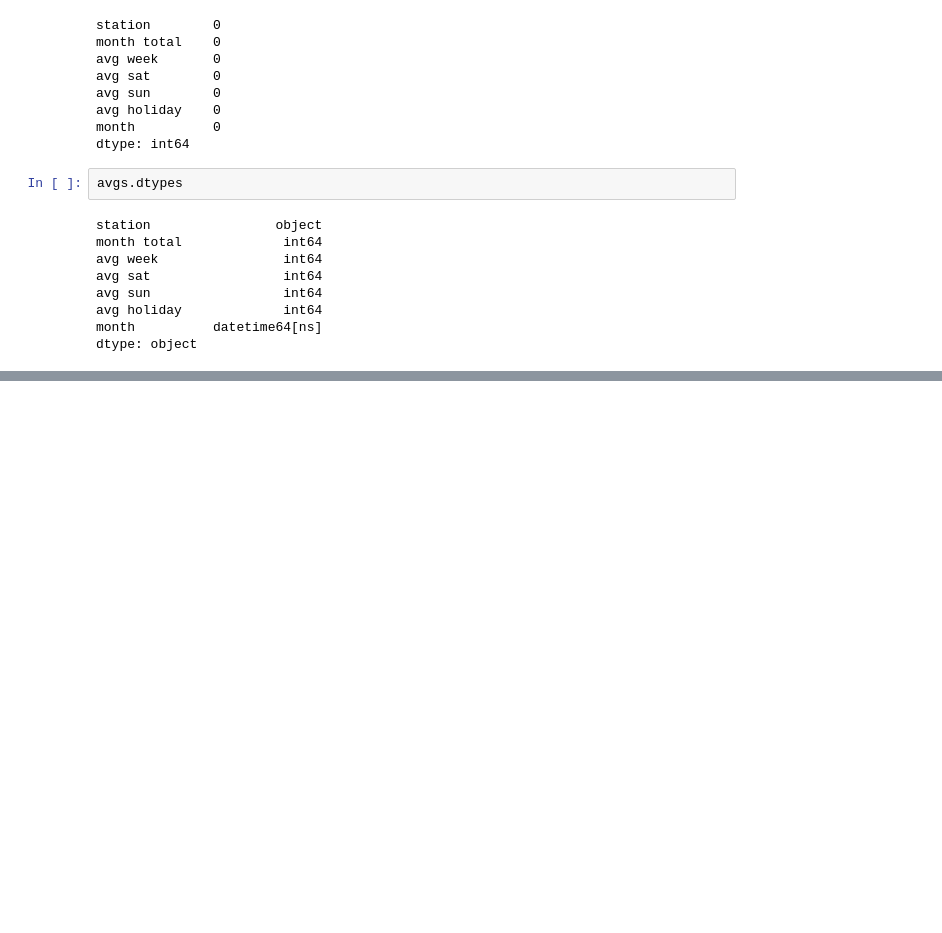
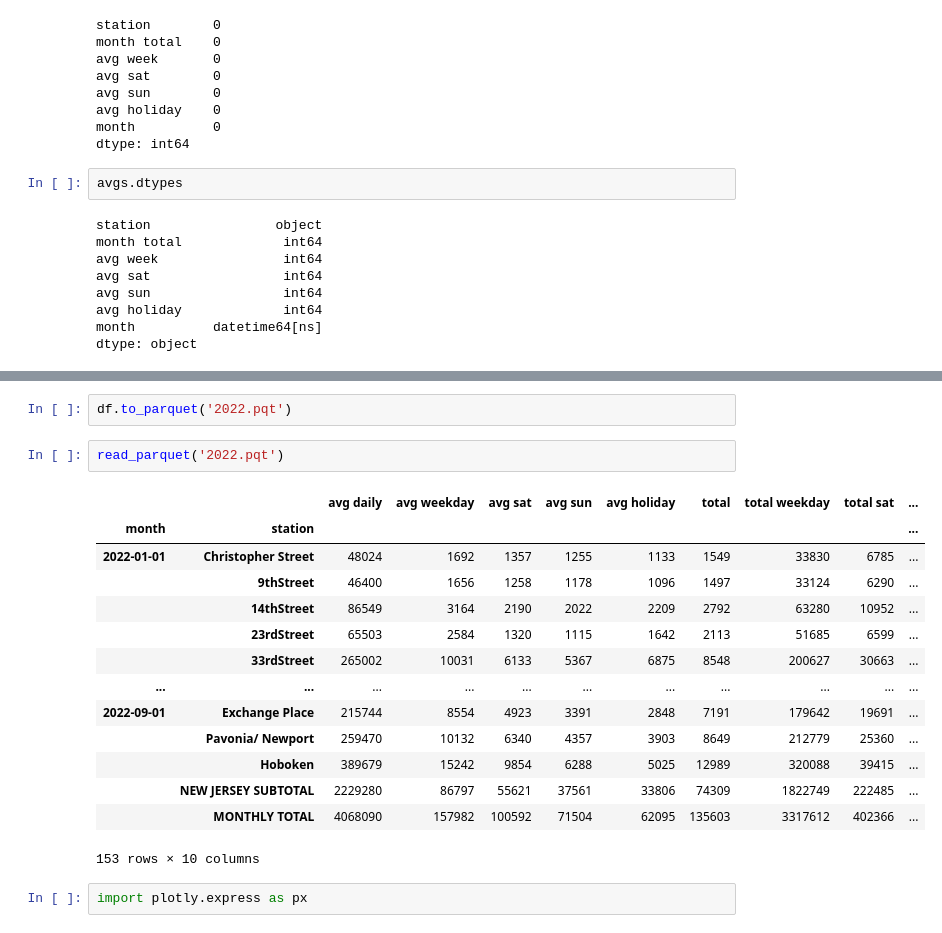
Before and after one commit to hudcostreets/hudson-transit, a Jupyter notebook: monthly.ipynb, the cells around one changed output, grey strips where cells are left out. Cells and saved outputs as stored; diff of their text form; blank space fills up the shorter version.

```diff
--- a/monthly.ipynb
+++ b/monthly.ipynb
@@ -297,0 +235,21 @@ r[3]
+# %%
+df.to_parquet('2022.pqt')
+# %%
+read_parquet('2022.pqt')
+# %% [output]
+|  |  | avg daily | avg weekday | avg sat | avg sun | avg holiday | total | total weekday | total sat | ... |
+| month | station |  |  |  |  |  |  |  |  | ... |
+| 2022-01-01 | Christopher Street | 48024 | 1692 | 1357 | 1255 | 1133 | 1549 | 33830 | 6785 | ... |
+|  | 9thStreet | 46400 | 1656 | 1258 | 1178 | 1096 | 1497 | 33124 | 6290 | ... |
+|  | 14thStreet | 86549 | 3164 | 2190 | 2022 | 2209 | 2792 | 63280 | 10952 | ... |
+|  | 23rdStreet | 65503 | 2584 | 1320 | 1115 | 1642 | 2113 | 51685 | 6599 | ... |
+|  | 33rdStreet | 265002 | 10031 | 6133 | 5367 | 6875 | 8548 | 200627 | 30663 | ... |
+| ... | ... | ... | ... | ... | ... | ... | ... | ... | ... | ... |
+| 2022-09-01 | Exchange Place | 215744 | 8554 | 4923 | 3391 | 2848 | 7191 | 179642 | 19691 | ... |
+|  | Pavonia/ Newport | 259470 | 10132 | 6340 | 4357 | 3903 | 8649 | 212779 | 25360 | ... |
+|  | Hoboken | 389679 | 15242 | 9854 | 6288 | 5025 | 12989 | 320088 | 39415 | ... |
+|  | NEW JERSEY SUBTOTAL | 2229280 | 86797 | 55621 | 37561 | 33806 | 74309 | 1822749 | 222485 | ... |
+|  | MONTHLY TOTAL | 4068090 | 157982 | 100592 | 71504 | 62095 | 135603 | 3317612 | 402366 | ... |
+153 rows × 10 columns
+# %%
+import plotly.express as px
```
Also changed, not shown: parts of 21 cells of this notebook, 2 other files.
